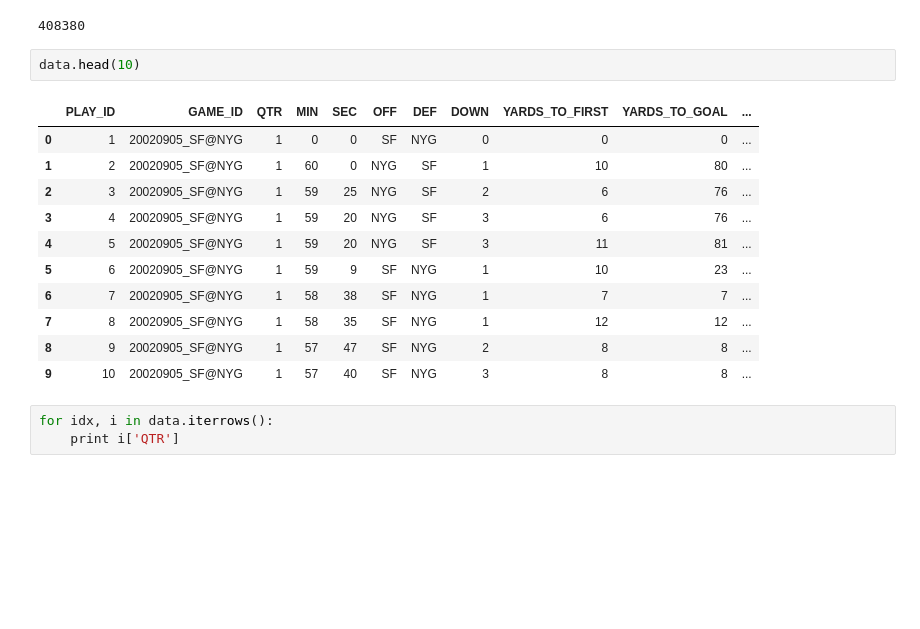
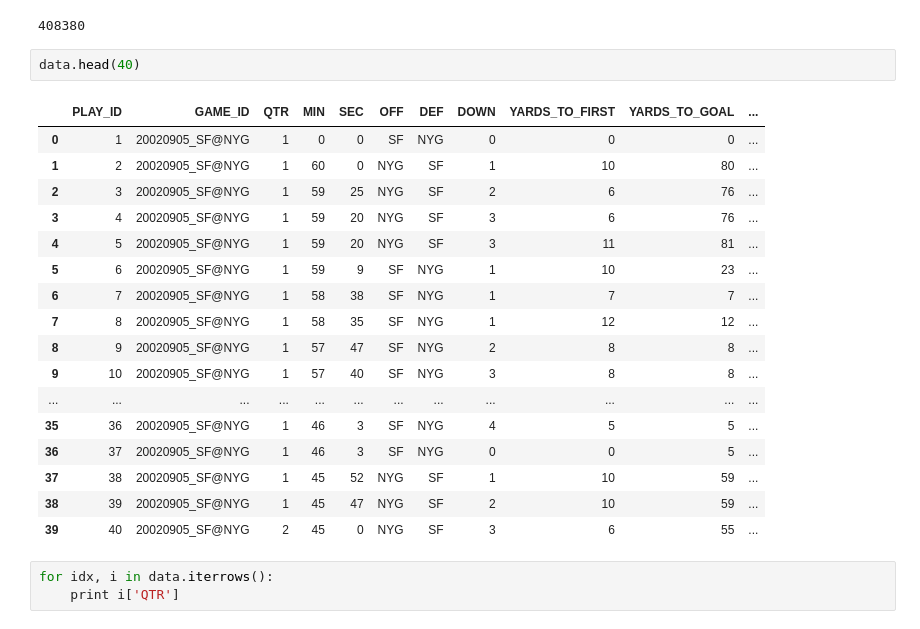
Before and after one commit to tynanseltzer/AM216, a Jupyter notebook: playPred/Untitled.ipynb, the cells around one changed output. Cells and saved outputs as stored; diff of their text form; blank space fills up the shorter version.

```diff
--- a/playPred/Untitled.ipynb
+++ b/playPred/Untitled.ipynb
@@ -59,19 +59,25 @@ print(len(isPass))
 # %% [output]
 408380
 # %%
-data.head(10)
+data.head(40)
 # %% [output]
 |  | PLAY_ID | GAME_ID | QTR | MIN | SEC | OFF | DEF | DOWN | YARDS_TO_FIRST | YARDS_TO_GOAL | ... |
 | 0 | 1 | 20020905_SF@NYG | 1 | 0 | 0 | SF | NYG | 0 | 0 | 0 | ... |
 | 1 | 2 | 20020905_SF@NYG | 1 | 60 | 0 | NYG | SF | 1 | 10 | 80 | ... |
 | 2 | 3 | 20020905_SF@NYG | 1 | 59 | 25 | NYG | SF | 2 | 6 | 76 | ... |
 | 3 | 4 | 20020905_SF@NYG | 1 | 59 | 20 | NYG | SF | 3 | 6 | 76 | ... |
 | 4 | 5 | 20020905_SF@NYG | 1 | 59 | 20 | NYG | SF | 3 | 11 | 81 | ... |
 | 5 | 6 | 20020905_SF@NYG | 1 | 59 | 9 | SF | NYG | 1 | 10 | 23 | ... |
 | 6 | 7 | 20020905_SF@NYG | 1 | 58 | 38 | SF | NYG | 1 | 7 | 7 | ... |
 | 7 | 8 | 20020905_SF@NYG | 1 | 58 | 35 | SF | NYG | 1 | 12 | 12 | ... |
 | 8 | 9 | 20020905_SF@NYG | 1 | 57 | 47 | SF | NYG | 2 | 8 | 8 | ... |
 | 9 | 10 | 20020905_SF@NYG | 1 | 57 | 40 | SF | NYG | 3 | 8 | 8 | ... |
+| ... | ... | ... | ... | ... | ... | ... | ... | ... | ... | ... | ... |
+| 35 | 36 | 20020905_SF@NYG | 1 | 46 | 3 | SF | NYG | 4 | 5 | 5 | ... |
+| 36 | 37 | 20020905_SF@NYG | 1 | 46 | 3 | SF | NYG | 0 | 0 | 5 | ... |
+| 37 | 38 | 20020905_SF@NYG | 1 | 45 | 52 | NYG | SF | 1 | 10 | 59 | ... |
+| 38 | 39 | 20020905_SF@NYG | 1 | 45 | 47 | NYG | SF | 2 | 10 | 59 | ... |
+| 39 | 40 | 20020905_SF@NYG | 2 | 45 | 0 | NYG | SF | 3 | 6 | 55 | ... |
 # %%
 for idx, i in data.iterrows():
     print i['QTR']
```
Also changed, not shown: 8 other files.
